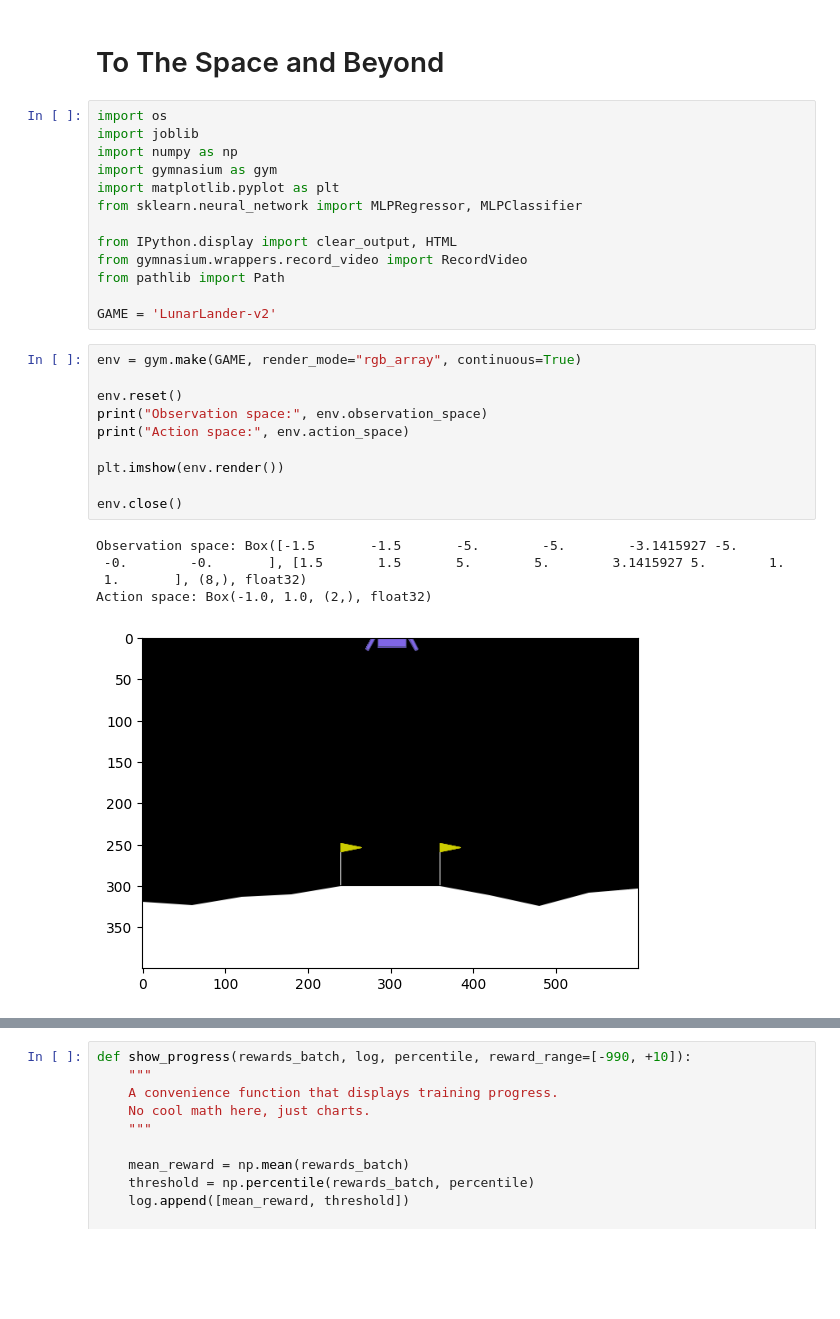
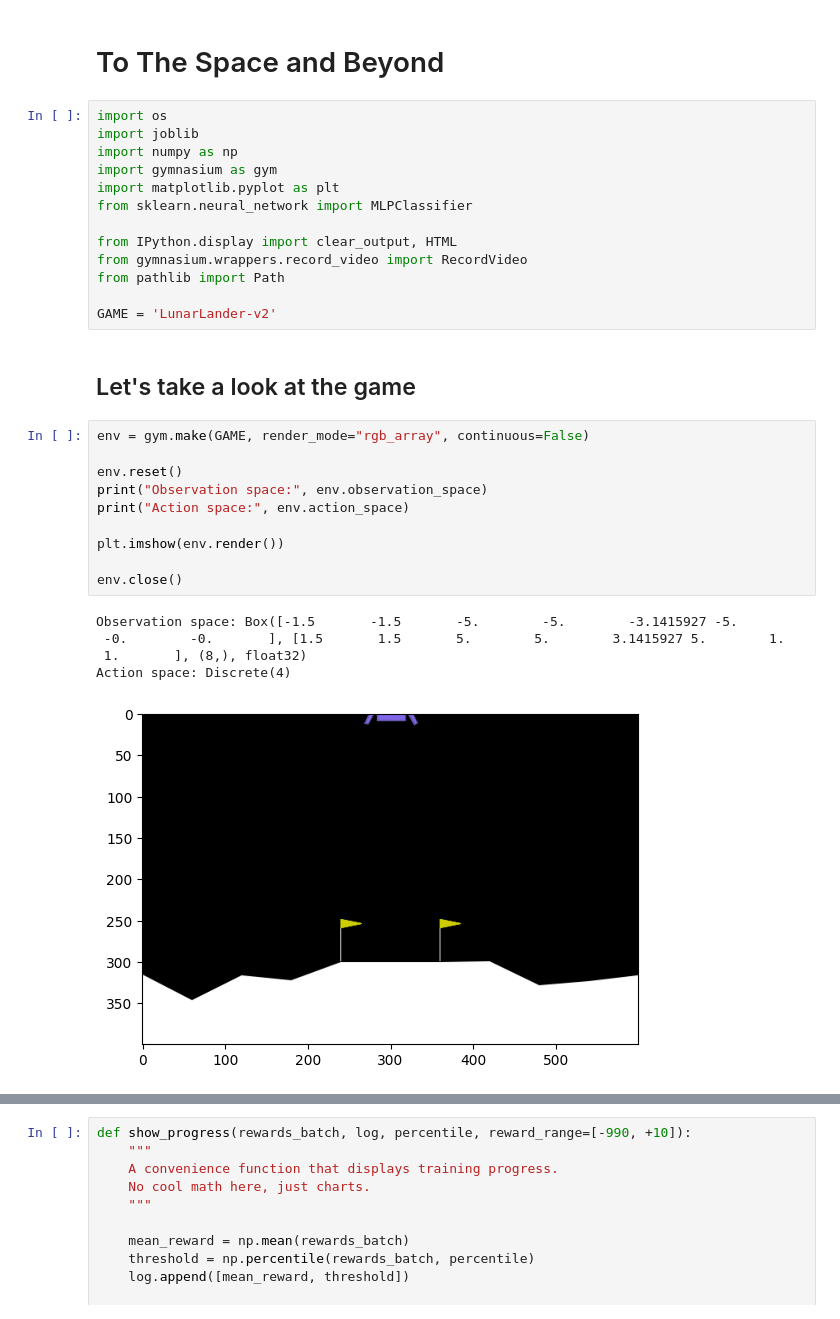
Before and after one commit to Hamada-Gado/Practical_RL, a Jupyter notebook: week01_intro/Lunar_Lander.ipynb, the cells around one changed output, grey strips where cells are left out. Drawn from its saved outputs; the diff is of its cells as text; blank space fills up the shorter version.

```diff
--- a/week01_intro/Lunar_Lander.ipynb
+++ b/week01_intro/Lunar_Lander.ipynb
@@ -6,27 +6,29 @@ import joblib
 import numpy as np
 import gymnasium as gym
 import matplotlib.pyplot as plt
-from sklearn.neural_network import MLPRegressor, MLPClassifier
+from sklearn.neural_network import MLPClassifier
 
 from IPython.display import clear_output, HTML
 from gymnasium.wrappers.record_video import RecordVideo
 from pathlib import Path
 
 GAME = 'LunarLander-v2'
+# %% [markdown]
+## Let's take a look at the game
 # %%
-env = gym.make(GAME, render_mode="rgb_array", continuous=True)
+env = gym.make(GAME, render_mode="rgb_array", continuous=False)
 
 env.reset()
 print("Observation space:", env.observation_space)
 print("Action space:", env.action_space)
 
 plt.imshow(env.render())
 
 env.close()
 # %% [output]
 Observation space: Box([-1.5       -1.5       -5.        -5.        -3.1415927 -5.
  -0.        -0.       ], [1.5       1.5       5.        5.        3.1415927 5.        1.
  1.       ], (8,), float32)
-Action space: Box(-1.0, 1.0, (2,), float32)
+Action space: Discrete(4)
-[figure, old version]
+[figure, new version]
 # %%
```
Also changed, not shown: parts of 11 cells of this notebook.
